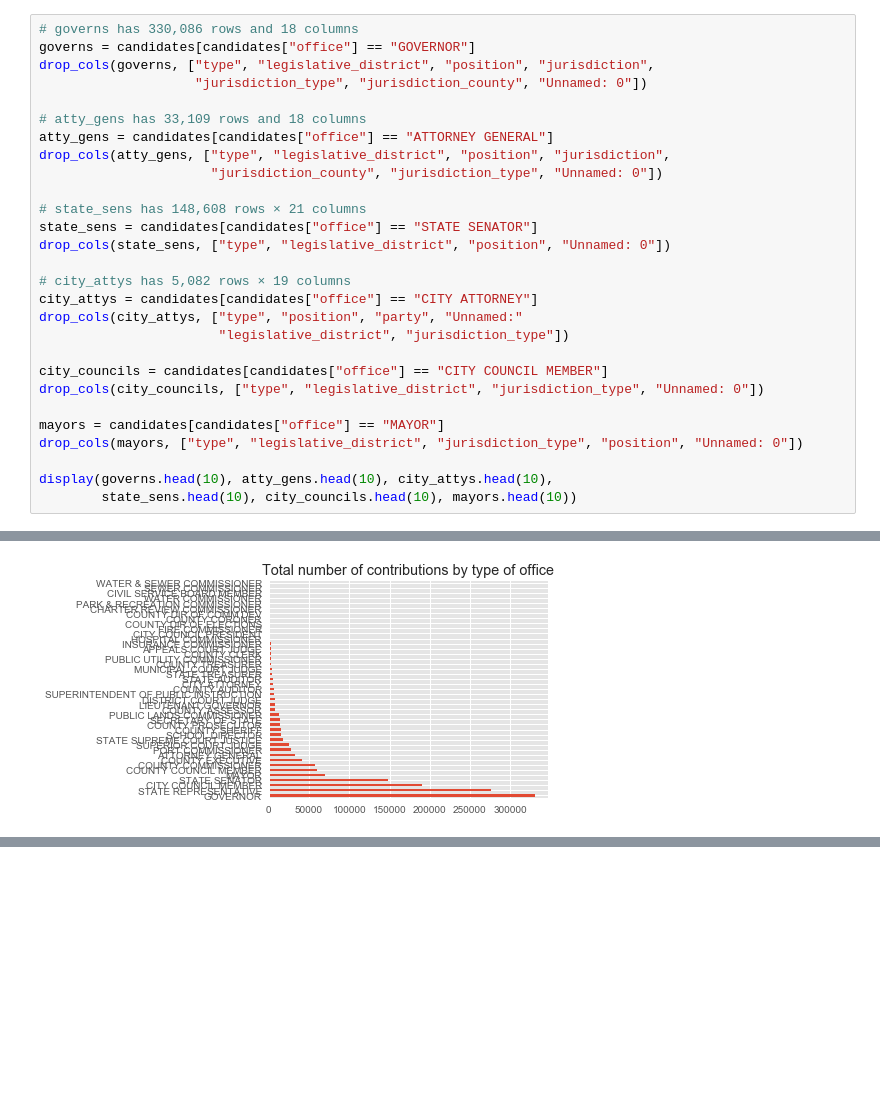
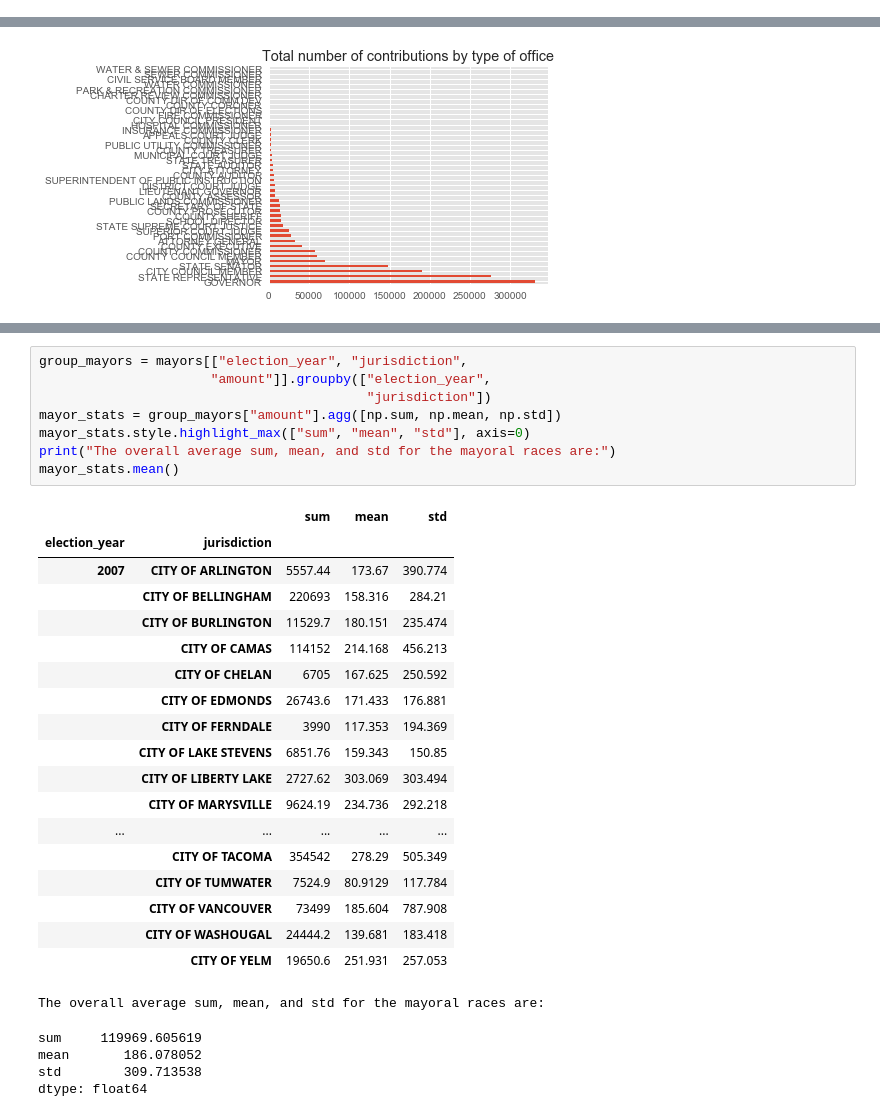
Before and after one commit to orbitse/data-512-finalproject, a Jupyter notebook: A6-Final-Project.ipynb, the cells around one changed output, grey strips where cells are left out. Cells and saved outputs as stored; diff of their text form; blank space fills up the shorter version.

```diff
--- a/A6-Final-Project.ipynb
+++ b/A6-Final-Project.ipynb
@@ -289,28 +379,0 @@ committees = pd.read_csv("data/committees.csv", header=0, sep=",", encoding="lat
-# %%
-# governs has 330,086 rows and 18 columns
-governs = candidates[candidates["office"] == "GOVERNOR"]
-drop_cols(governs, ["type", "legislative_district", "position", "jurisdiction",
-                    "jurisdiction_type", "jurisdiction_county", "Unnamed: 0"])
-
-# atty_gens has 33,109 rows and 18 columns
-atty_gens = candidates[candidates["office"] == "ATTORNEY GENERAL"]
-drop_cols(atty_gens, ["type", "legislative_district", "position", "jurisdiction",
-                      "jurisdiction_county", "jurisdiction_type", "Unnamed: 0"])
-
-# state_sens has 148,608 rows × 21 columns
-state_sens = candidates[candidates["office"] == "STATE SENATOR"]
-drop_cols(state_sens, ["type", "legislative_district", "position", "Unnamed: 0"])
-
-# city_attys has 5,082 rows × 19 columns
-city_attys = candidates[candidates["office"] == "CITY ATTORNEY"]
-drop_cols(city_attys, ["type", "position", "party", "Unnamed:"
-                       "legislative_district", "jurisdiction_type"])
-
-city_councils = candidates[candidates["office"] == "CITY COUNCIL MEMBER"]
-drop_cols(city_councils, ["type", "legislative_district", "jurisdiction_type", "Unnamed: 0"])
-
-mayors = candidates[candidates["office"] == "MAYOR"]
-drop_cols(mayors, ["type", "legislative_district", "jurisdiction_type", "position", "Unnamed: 0"])
-
-display(governs.head(10), atty_gens.head(10), city_attys.head(10),
-        state_sens.head(10), city_councils.head(10), mayors.head(10))
@@ -810,0 +690,32 @@ group_city_councils["amount"].agg([np.sum, np.mean, np.std])
+# %%
+group_mayors = mayors[["election_year", "jurisdiction",
+                      "amount"]].groupby(["election_year",
+                                          "jurisdiction"])
+mayor_stats = group_mayors["amount"].agg([np.sum, np.mean, np.std])
+mayor_stats.style.highlight_max(["sum", "mean", "std"], axis=0)
+print("The overall average sum, mean, and std for the mayoral races are:")
+mayor_stats.mean()
+# %% [output]
+|  |  | sum | mean | std |
+| election_year | jurisdiction |  |  |  |
+| 2007 | CITY OF ARLINGTON | 5557.44 | 173.67 | 390.774 |
+|  | CITY OF BELLINGHAM | 220693 | 158.316 | 284.21 |
+|  | CITY OF BURLINGTON | 11529.7 | 180.151 | 235.474 |
+|  | CITY OF CAMAS | 114152 | 214.168 | 456.213 |
+|  | CITY OF CHELAN | 6705 | 167.625 | 250.592 |
+|  | CITY OF EDMONDS | 26743.6 | 171.433 | 176.881 |
+|  | CITY OF FERNDALE | 3990 | 117.353 | 194.369 |
+|  | CITY OF LAKE STEVENS | 6851.76 | 159.343 | 150.85 |
+|  | CITY OF LIBERTY LAKE | 2727.62 | 303.069 | 303.494 |
+|  | CITY OF MARYSVILLE | 9624.19 | 234.736 | 292.218 |
+| ... | ... | ... | ... | ... |
+|  | CITY OF TACOMA | 354542 | 278.29 | 505.349 |
+|  | CITY OF TUMWATER | 7524.9 | 80.9129 | 117.784 |
+|  | CITY OF VANCOUVER | 73499 | 185.604 | 787.908 |
+|  | CITY OF WASHOUGAL | 24444.2 | 139.681 | 183.418 |
+|  | CITY OF YELM | 19650.6 | 251.931 | 257.053 |
+The overall average sum, mean, and std for the mayoral races are:
+sum     119969.605619
+mean       186.078052
+std        309.713538
+dtype: float64
```
Also changed, not shown: parts of 34 cells of this notebook.
